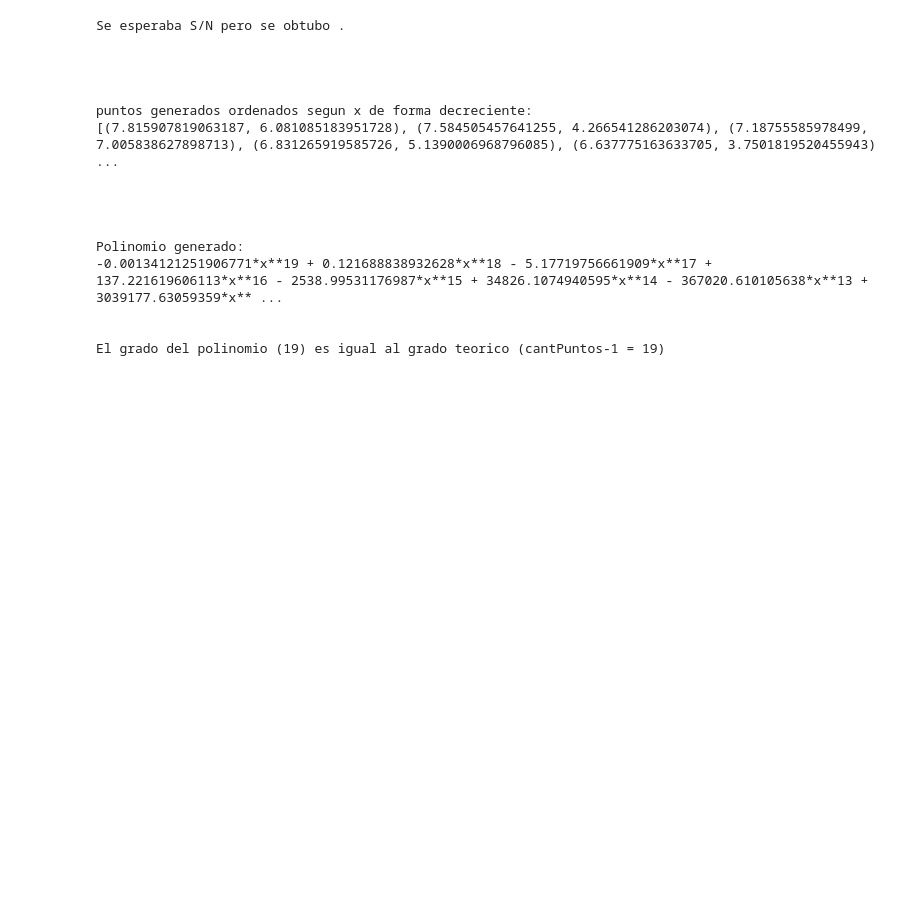
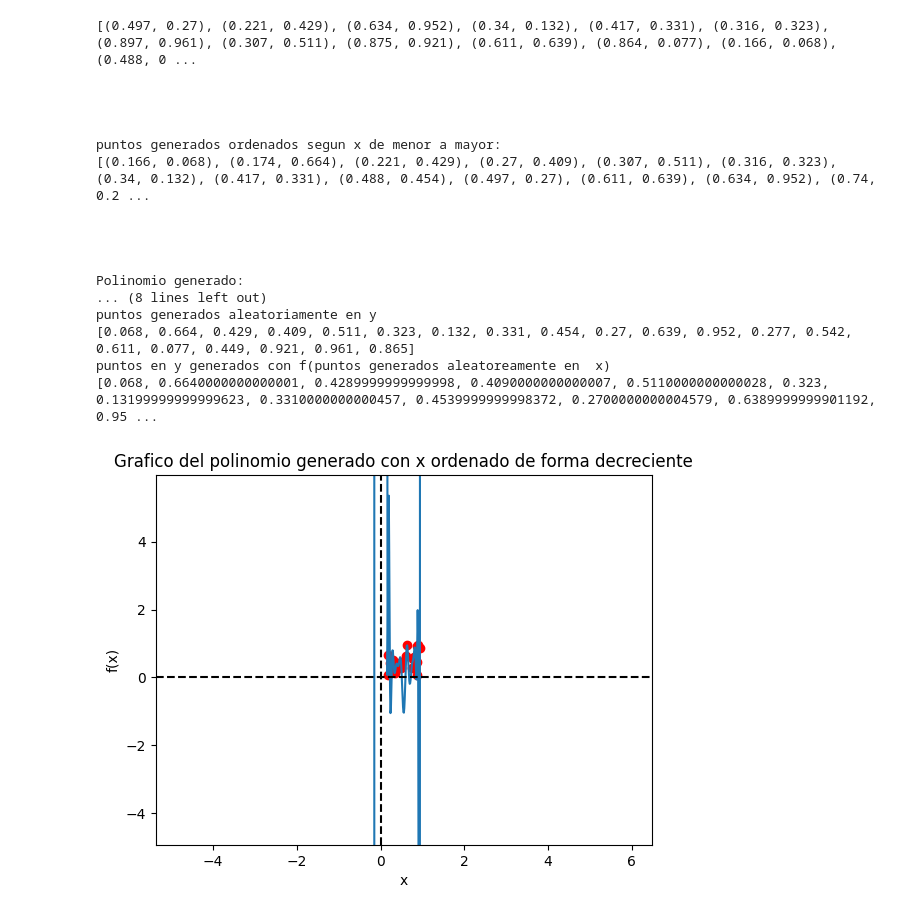
Before and after one commit to alemeni2001/Polinomio_Interpolador, a Jupyter notebook: codigo_interpolador.ipynb, the cells around one changed output. Drawn from its saved outputs; the diff is of its cells as text; code cells hidden in the pictures; blank space fills up the shorter version.

```diff
--- a/codigo_interpolador.ipynb
+++ b/codigo_interpolador.ipynb
@@ -6,12 +6,12 @@ import matplotlib.pyplot as plt
 # %%
 #puntos = puntos a  grafifcar
 #f = funcion a graficar
-def grafico(puntos_x,puntos_y,f):
+def grafico(puntos_x,puntos_y,f,tituloGrafico:str):
     PUNTO_X_MAX =  max(puntos_x)
     PUNTO_X_MIN = min(puntos_x)
     DOMINIO = 5
     #genero datos para el dominio de x
-    x_values = np.arange(PUNTO_X_MIN-DOMINIO,DOMINIO+PUNTO_X_MAX,step=0.3)
+    x_values = np.arange(PUNTO_X_MIN-DOMINIO,DOMINIO+PUNTO_X_MAX,step=0.01)
     #genero datos para la imagen de y
     y_values = ([f(x) for x in x_values])
     #ploteo el grafico
@@ -25,7 +25,10 @@ def grafico(puntos_x,puntos_y,f):
     #agrego labels
     plt.xlabel('x')
     plt.ylabel('f(x)')
-    plt.title(f'Grafico aproximado de la funcion')
+    plt.title(tituloGrafico)
+    PUNTOS_Y_MIN = min(puntos_y)
+    PUNTOS_Y_MAX = max(puntos_y)
+    plt.ylim(PUNTOS_Y_MIN-DOMINIO,PUNTOS_Y_MAX+DOMINIO)
     #muestro el grafico
     plt.show()
 # %%
@@ -107,7 +110,6 @@ def nEquation(points, **kwargs):
     for i in range(pn):
         if i > 0:
             equation += f'{"+" if alphaList[i] > 0 else ""}{alphaList[i]}{productoria(points,i,True)}'
-    equation = sp.expand(equation)
     return sp.lambdify(x,equation,np)
 # %%
 def validarNum(txt:str, nat=False, **kwargs):
@@ -178,40 +206,59 @@ def testeoGrado(cantPuntos:int,FuncNewton):
 # %%
 def saltosDeLinea(cantSaltos):
     for i in range(cantSaltos): print("\n")
 def main():
-    ##ingreso de datos
     try:
-        lista_puntos = Puntos().obtenerPuntos() if choice("Desea ingresar los puntos manualmente? S/N") else PuntosAleatorios(choice('Limites de x e y iguales? S/N')).obtenerPuntos()
+        #funcion de ingreso de datos
+        #lista_puntos = Puntos().obtenerPuntos() if choice("Desea ingresar los puntos manualmente? S/N") else PuntosAleatorios(choice('Limites de x e y iguales? S/N')).obtenerPuntos()
+        CANT_PUNTOS = 20
+        puntos_x = np.random.choice(np.round(np.random.uniform(-10, 30, size=100),3), size=CANT_PUNTOS, replace=False)
+        puntos_y = np.random.choice(np.round(np.random.uniform(-20, 40, size=100),3), size=CANT_PUNTOS, replace=False)
+        lista_puntos = [(x,y) for x,y in zip(puntos_x, puntos_y)]
+        print (lista_puntos)##DEBUG##################
         lista_puntos_asc = sorted(lista_puntos, key=lambda x: x[0])
         lista_puntos_desc = sorted(lista_puntos, key=lambda x: x[0], reverse=True)
         saltosDeLinea(2)
-        print("puntos generados ordenados segun x de forma decreciente:")
-        print(lista_puntos_desc)
+        print("puntos generados ordenados segun x de menor a mayor:")
+        print(lista_puntos_asc)
     except Exception:
         print('La creación de la lista de puntos falló.')
     ##calulo de polinomio generado por puntos ordenados segun x de forma de decreciente
     saltosDeLinea(2)
-    poli_newton_desc = nEquation(lista_puntos_desc)
+    poli_newton_desc = nEquation(lista_puntos_asc)
+    symbol = sp.symbols("x")
     print("Polinomio generado:")
-    print(sp.simplify(poli_newton_desc(x)))
+    print(sp.simplify(poli_newton_desc(symbol)))
     ##Testeo de grado del polinomio ordenado por x
     saltosDeLinea(1)
-    testeoGrado(cantPuntos=len(lista_puntos_desc),FuncNewton=poli_newton_desc)
+    testeoGrado(cantPuntos=len(lista_puntos_asc),FuncNewton=poli_newton_desc)
+    #grafico de la funcion con sus respectivos puntos
+    saltosDeLinea(2)
+    PUNTOS_X_ASC =[punto[0] for punto in lista_puntos_asc]
+    PUNTOS_Y_ASC = [punto[1] for punto in lista_puntos_asc]
+    ##DEBUG###################
+    print("puntos generados aleatoriamente en y")
+    print(PUNTOS_Y_ASC)
+    print ("puntos en y generados con f(puntos generados aleatoreamente en  x) ")
+    print(f"{[poli_newton_desc(x) for x in PUNTOS_X_ASC]}")
+    #######################
+    grafico(PUNTOS_X_ASC,PUNTOS_Y_ASC,poli_newton_desc,"Grafico del polinomio generado con x ordenado de forma decreciente")
 main()
 # %% [output]
-Se esperaba S/N pero se obtubo .
+[(0.497, 0.27), (0.221, 0.429), (0.634, 0.952), (0.34, 0.132), (0.417, 0.331), (0.316, 0.323), (0.897, 0.961), (0.307, 0.511), (0.875, 0.921), (0.611, 0.639), (0.864, 0.077), (0.166, 0.068), (0.488, 0 ...
 
 
 
 
-puntos generados ordenados segun x de forma decreciente:
-[(7.815907819063187, 6.081085183951728), (7.584505457641255, 4.266541286203074), (7.18755585978499, 7.005838627898713), (6.831265919585726, 5.1390006968796085), (6.637775163633705, 3.7501819520455943) ...
+puntos generados ordenados segun x de menor a mayor:
+[(0.166, 0.068), (0.174, 0.664), (0.221, 0.429), (0.27, 0.409), (0.307, 0.511), (0.316, 0.323), (0.34, 0.132), (0.417, 0.331), (0.488, 0.454), (0.497, 0.27), (0.611, 0.639), (0.634, 0.952), (0.74, 0.2 ...
 
 
 
 
 Polinomio generado:
--0.00134121251906771*x**19 + 0.121688838932628*x**18 - 5.17719756661909*x**17 + 137.221619606113*x**16 - 2538.99531176987*x**15 + 34826.1074940595*x**14 - 367020.610105638*x**13 + 3039177.63059359*x** ...
-
-
-El grado del polinomio (19) es igual al grado teorico (cantPuntos-1 = 19)
+... (8 lines left out)
+puntos generados aleatoriamente en y
+[0.068, 0.664, 0.429, 0.409, 0.511, 0.323, 0.132, 0.331, 0.454, 0.27, 0.639, 0.952, 0.277, 0.542, 0.611, 0.077, 0.449, 0.921, 0.961, 0.865]
+puntos en y generados con f(puntos generados aleatoreamente en  x)
+[0.068, 0.6640000000000001, 0.4289999999999998, 0.4090000000000007, 0.5110000000000028, 0.323, 0.13199999999999623, 0.3310000000000457, 0.4539999999998372, 0.2700000000004579, 0.6389999999901192, 0.95 ...
+[figure, added]
```
Also changed, not shown: parts of 2 cells of this notebook.
